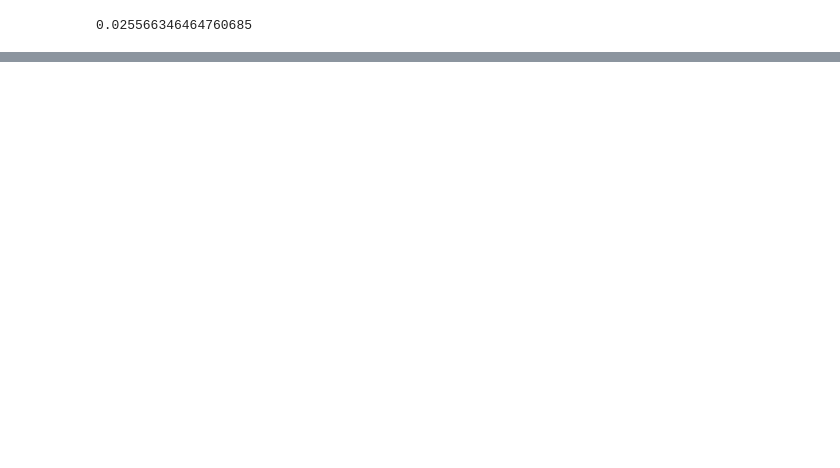
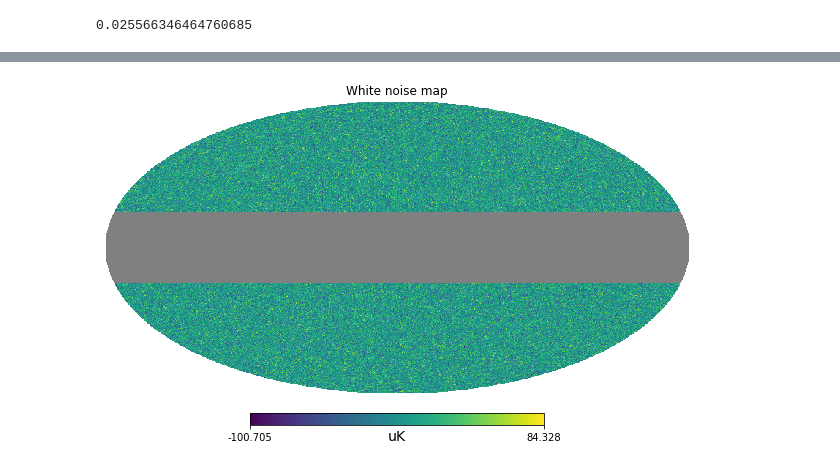
Before and after one commit to zonca/zonca-blog, a Jupyter notebook: _notebooks/2020-04-24-white-noise-angular-power-spectrum.ipynb, the cells around one changed output, grey strips where cells are left out. Saved outputs shown, nothing was run; the diff lists cells and outputs as text; code cells hidden in the pictures; blank space fills up the shorter version.

```diff
--- a/_notebooks/2020-04-24-white-noise-angular-power-spectrum.ipynb
+++ b/_notebooks/2020-04-24-white-noise-angular-power-spectrum.ipynb
@@ -73,0 +80,6 @@ plt.ylabel("$C_\ell [\mu K ^ 2]$");
+# %%
+m.value[len(m)//2-30000:len(m)//2+30000] = hp.UNSEEN
+# %%
+hp.mollview(m, unit=m.unit, title="White noise map")
+# %% [output]
+[figure, added]
```
Also changed, not shown: parts of 8 cells of this notebook.
